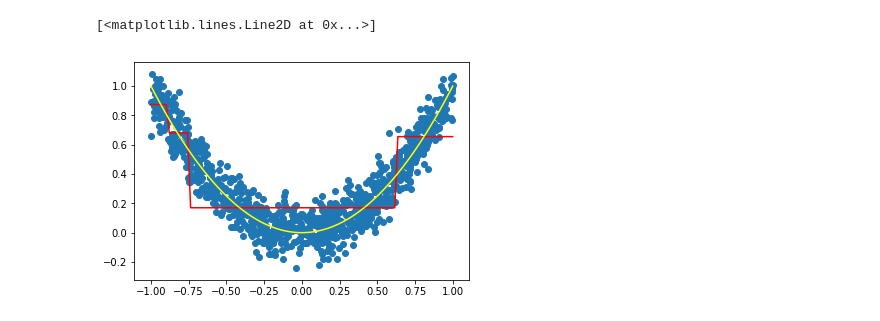
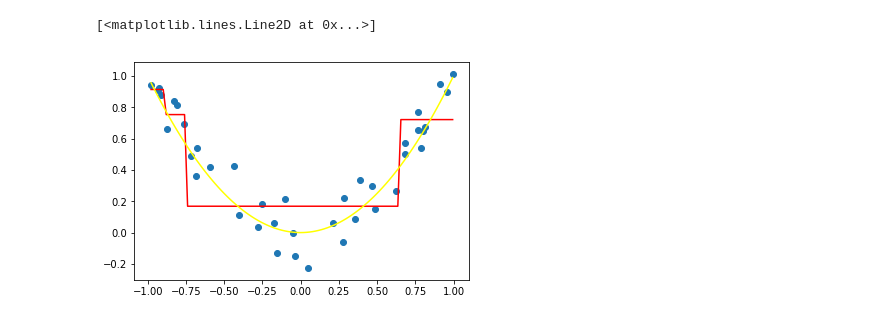
Before and after one commit to danstemp/MLcourses, a Jupyter notebook: Chapter 7 Ensemble Learning.ipynb, the cells around one changed output. Saved outputs shown, nothing was run; the diff lists cells and outputs as text; code cells hidden in the pictures.

```diff
--- a/Chapter 7 Ensemble Learning.ipynb
+++ b/Chapter 7 Ensemble Learning.ipynb
@@ -211,16 +211,25 @@ accuracy_score(y_test,y_pred)
 # %%
 from sklearn.tree import DecisionTreeRegressor
 # %%
+n_obs = 40
+power = 3
+
+mu = 0
+sigma = 0.1 # mean and standard deviation
+x = 2*np.random.rand(n_obs,1)-1
+noise = np.random.normal(mu, sigma, size=(n_obs,1))
+y = np.power(x,2)+noise
+
 tree_reg1 = DecisionTreeRegressor(max_depth=2)
 tree_reg1.fit(x,y)
 x_test = np.linspace(np.min(x),np.max(x),100).reshape(-1,1)
 y1 = tree_reg1.predict(x_test)
 plt.scatter(x, y)
 plt.plot(x_test, y1,color='red')
 plt.plot(x_test, np.square(x_test),color='yellow')
 # %% [output]
 [<matplotlib.lines.Line2D at 0x...>]
-[figure, old version]
+[figure, new version]
 # %%
 from sklearn.ensemble import GradientBoostingRegressor
 from sklearn.metrics import mean_squared_error
```
Also changed, not shown: parts of 11 cells of this notebook.
